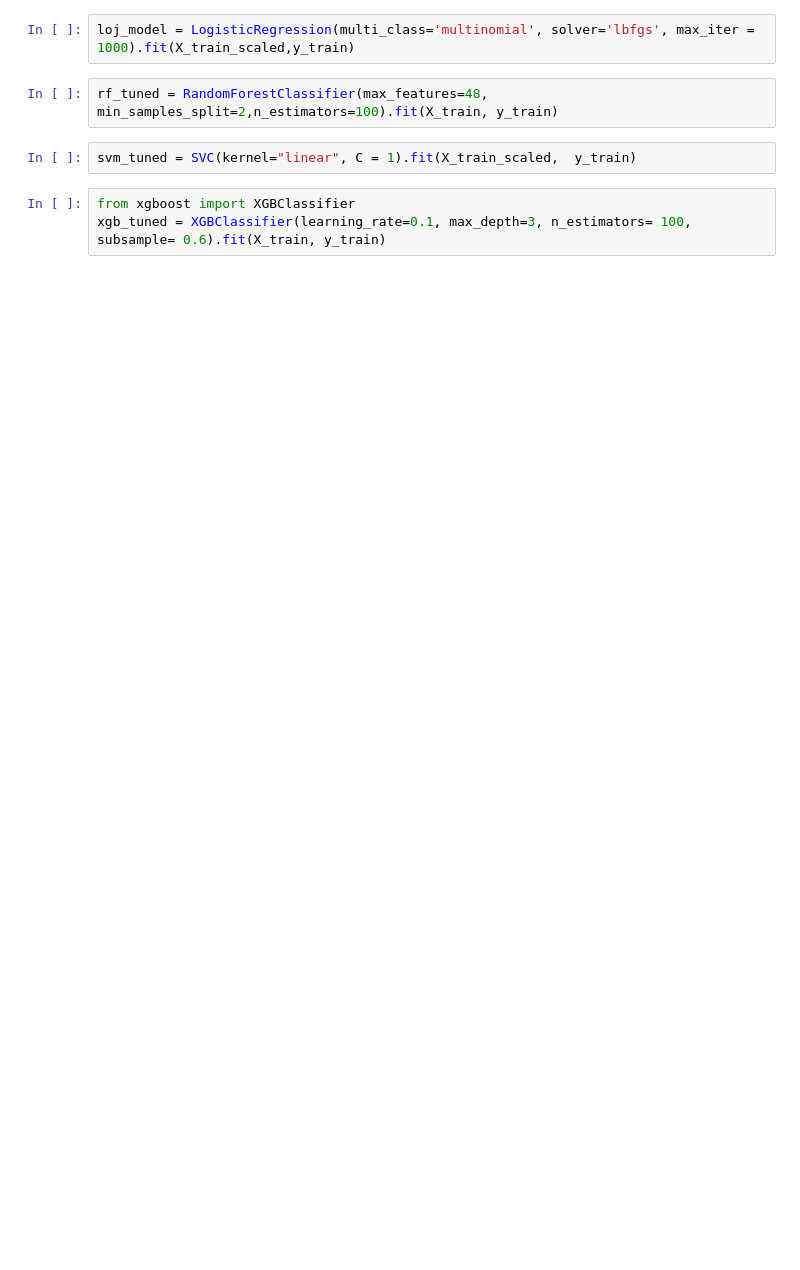
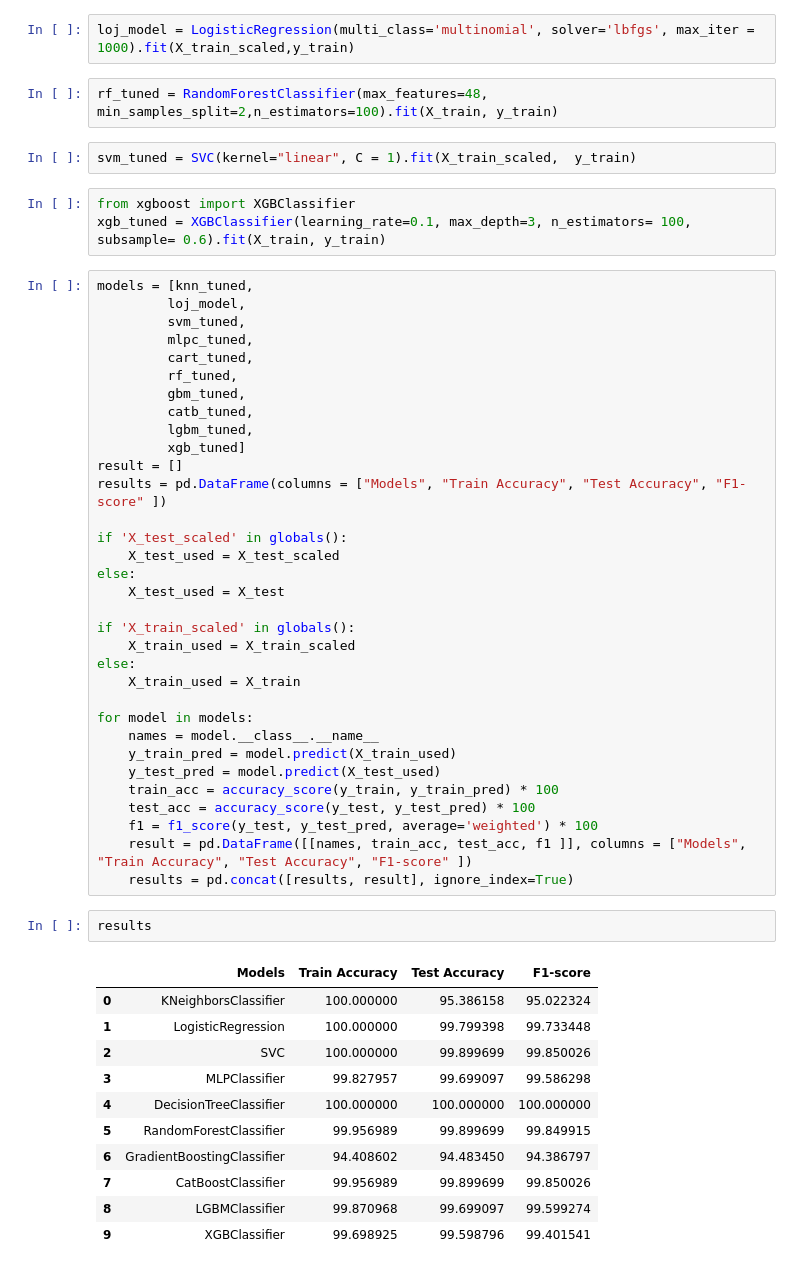
Before and after one commit to gamzegezgin/Classification-Models, a Jupyter notebook: all_classification_models.ipynb, the cells around one changed output. Saved outputs shown, nothing was run; the diff lists cells and outputs as text; blank space fills up the shorter version.

Commit message:
models practiced

```diff
--- a/all_classification_models.ipynb
+++ b/all_classification_models.ipynb
@@ -93,3 +93,50 @@ svm_tuned = SVC(kernel="linear", C = 1).fit(X_train_scaled,  y_train)
 # %%
 from xgboost import XGBClassifier
 xgb_tuned = XGBClassifier(learning_rate=0.1, max_depth=3, n_estimators= 100, subsample= 0.6).fit(X_train, y_train)
+# %%
+models = [knn_tuned,
+         loj_model,
+         svm_tuned,
+         mlpc_tuned,
+         cart_tuned,
+         rf_tuned,
+         gbm_tuned,
+         catb_tuned,
+         lgbm_tuned,
+         xgb_tuned]
+result = []
+results = pd.DataFrame(columns = ["Models", "Train Accuracy", "Test Accuracy", "F1-score" ])
+
+if 'X_test_scaled' in globals():
+    X_test_used = X_test_scaled
+else:
+    X_test_used = X_test
+
+if 'X_train_scaled' in globals():
+    X_train_used = X_train_scaled
+else:
+    X_train_used = X_train
+
+for model in models:
+    names = model.__class__.__name__
+    y_train_pred = model.predict(X_train_used)
+    y_test_pred = model.predict(X_test_used)
+    train_acc = accuracy_score(y_train, y_train_pred) * 100
+    test_acc = accuracy_score(y_test, y_test_pred) * 100
+    f1 = f1_score(y_test, y_test_pred, average='weighted') * 100
+    result = pd.DataFrame([[names, train_acc, test_acc, f1 ]], columns = ["Models", "Train Accuracy", "Test Accuracy", "F1-score" ])
+    results = pd.concat([results, result], ignore_index=True)
+# %%
+results
+# %% [output]
+|  | Models | Train Accuracy | Test Accuracy | F1-score |
+| 0 | KNeighborsClassifier | 100.000000 | 95.386158 | 95.022324 |
+| 1 | LogisticRegression | 100.000000 | 99.799398 | 99.733448 |
+| 2 | SVC | 100.000000 | 99.899699 | 99.850026 |
+| 3 | MLPClassifier | 99.827957 | 99.699097 | 99.586298 |
+| 4 | DecisionTreeClassifier | 100.000000 | 100.000000 | 100.000000 |
+| 5 | RandomForestClassifier | 99.956989 | 99.899699 | 99.849915 |
+| 6 | GradientBoostingClassifier | 94.408602 | 94.483450 | 94.386797 |
+| 7 | CatBoostClassifier | 99.956989 | 99.899699 | 99.850026 |
+| 8 | LGBMClassifier | 99.870968 | 99.699097 | 99.599274 |
+| 9 | XGBClassifier | 99.698925 | 99.598796 | 99.401541 |
```
Also changed, not shown: parts of 3 cells of this notebook, 4 other files.
